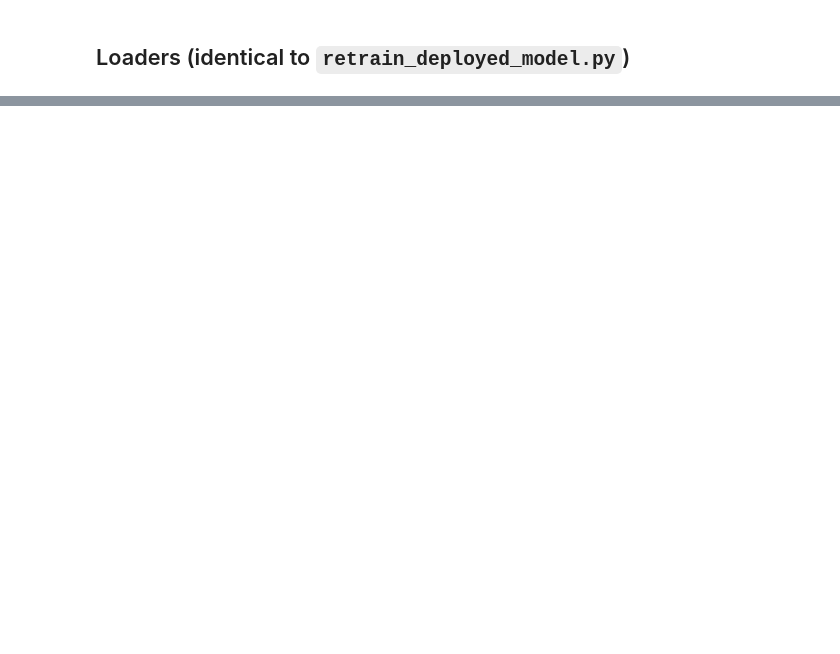
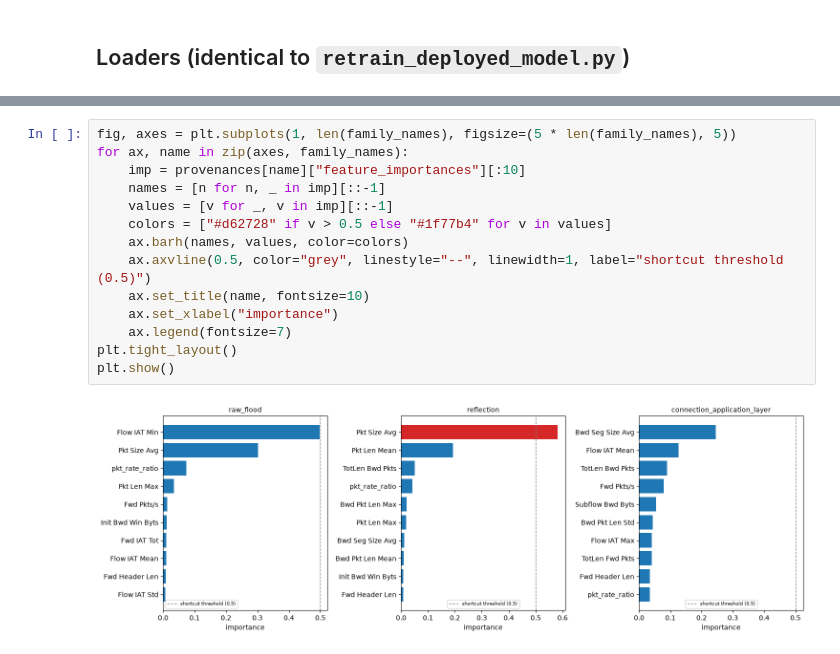
Before and after one commit to shravaniii29/Adaptive-IDS-with-XAI, a Jupyter notebook: notebooks/train_attack_family_models.ipynb, the cells around one changed output, grey strips where cells are left out. Drawn from its saved outputs; the diff is of its cells as text; blank space fills up the shorter version.

```diff
--- a/notebooks/train_attack_family_models.ipynb
+++ b/notebooks/train_attack_family_models.ipynb
@@ -371,0 +472,16 @@ for name, prov in [("volumetric_floods", volumetric_prov), ("connection_applicat
+# %%
+fig, axes = plt.subplots(1, len(family_names), figsize=(5 * len(family_names), 5))
+for ax, name in zip(axes, family_names):
+    imp = provenances[name]["feature_importances"][:10]
+    names = [n for n, _ in imp][::-1]
+    values = [v for _, v in imp][::-1]
+    colors = ["#d62728" if v > 0.5 else "#1f77b4" for v in values]
+    ax.barh(names, values, color=colors)
+    ax.axvline(0.5, color="grey", linestyle="--", linewidth=1, label="shortcut threshold (0.5)")
+    ax.set_title(name, fontsize=10)
+    ax.set_xlabel("importance")
+    ax.legend(fontsize=7)
+plt.tight_layout()
+plt.show()
+# %% [output]
+[figure, added]
```
Also changed, not shown: parts of 26 cells of this notebook, 29 other files.
